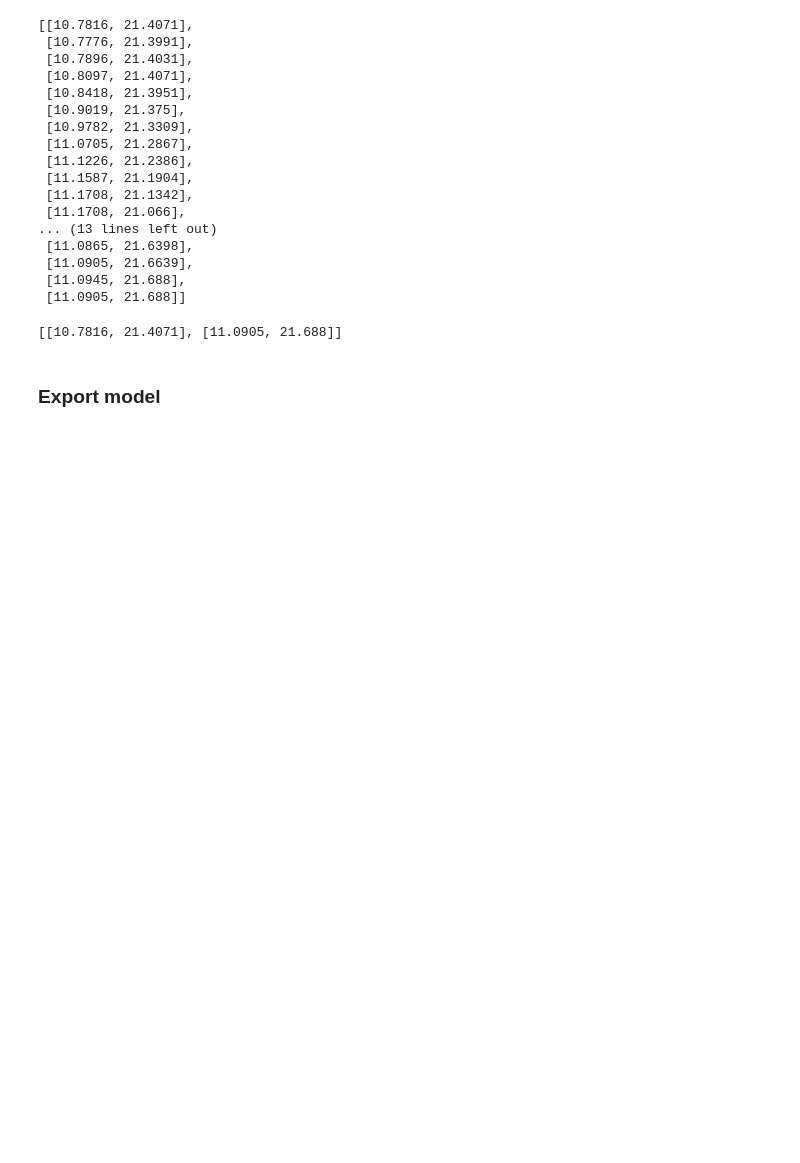
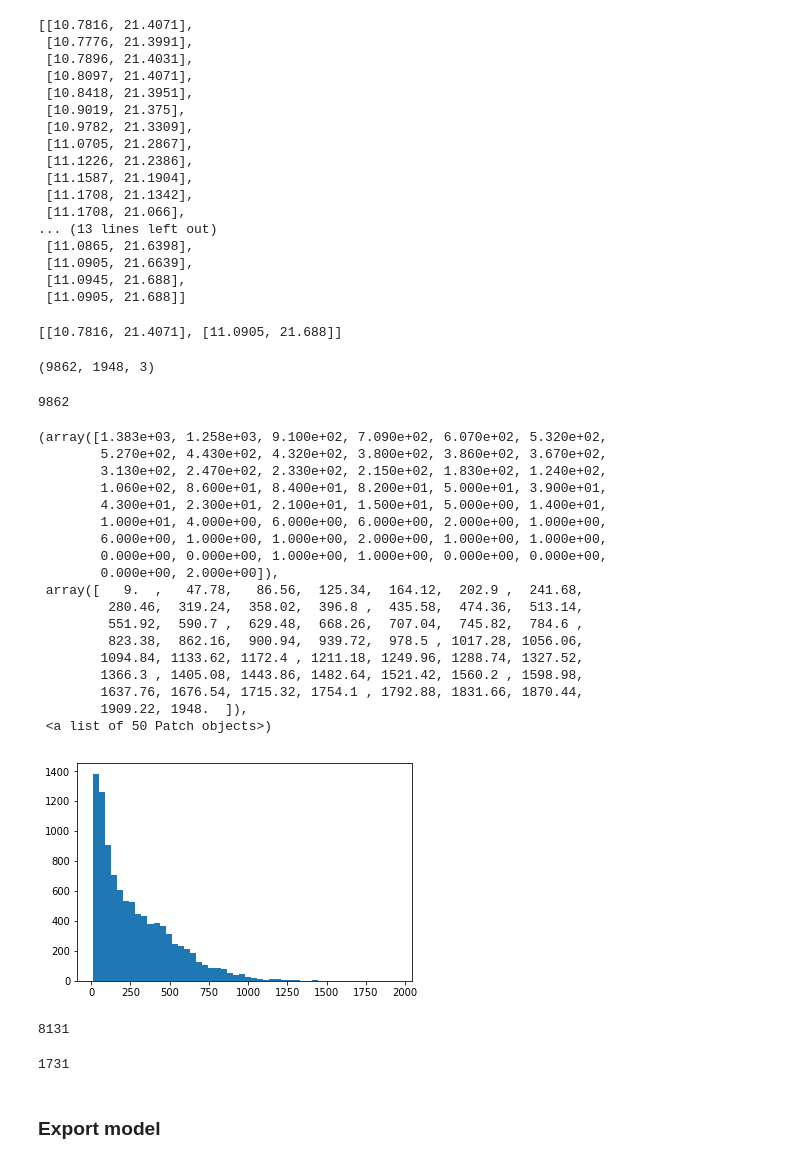
Before and after one commit to karino2/tegashiki, a Jupyter notebook: tegashiki_vec.ipynb, the cells around one changed output. Saved outputs shown, nothing was run; the diff lists cells and outputs as text; code cells hidden in the pictures; blank space fills up the shorter version.

```diff
--- a/tegashiki_vec.ipynb
+++ b/tegashiki_vec.ipynb
@@ -2149,6 +2081,49 @@ input_from_encoder_t.shape
 # %%
 flattened_enc_output = Reshape((-1, ENC_OUTPUT_DIM))(input_from_encoder_t)
 masked_input_from_enc = Masking(mask_value = np.nan,input_shape=(None, ENC_OUTPUT_DIM))(flattened_enc_output)
+# %%
+rdp_stroke_input.shape
+# %% [output]
+(9862, 1948, 3)
+# %%
+def list3_to_stroke_len(list3):
+  return [len(poslislis)+sum(len(one) for one in poslislis) for poslislis in list3]
+# %%
+train_lens = list3_to_stroke_len(train_rdplis)
+# %%
+len(train_lens)
+# %% [output]
+9862
+# %%
+plt.hist(train_lens, bins=50)
+# %% [output]
+(array([1.383e+03, 1.258e+03, 9.100e+02, 7.090e+02, 6.070e+02, 5.320e+02,
+        5.270e+02, 4.430e+02, 4.320e+02, 3.800e+02, 3.860e+02, 3.670e+02,
+        3.130e+02, 2.470e+02, 2.330e+02, 2.150e+02, 1.830e+02, 1.240e+02,
+        1.060e+02, 8.600e+01, 8.400e+01, 8.200e+01, 5.000e+01, 3.900e+01,
+        4.300e+01, 2.300e+01, 2.100e+01, 1.500e+01, 5.000e+00, 1.400e+01,
+        1.000e+01, 4.000e+00, 6.000e+00, 6.000e+00, 2.000e+00, 1.000e+00,
+        6.000e+00, 1.000e+00, 1.000e+00, 2.000e+00, 1.000e+00, 1.000e+00,
+        0.000e+00, 0.000e+00, 1.000e+00, 1.000e+00, 0.000e+00, 0.000e+00,
+        0.000e+00, 2.000e+00]),
+ array([   9.  ,   47.78,   86.56,  125.34,  164.12,  202.9 ,  241.68,
+         280.46,  319.24,  358.02,  396.8 ,  435.58,  474.36,  513.14,
+         551.92,  590.7 ,  629.48,  668.26,  707.04,  745.82,  784.6 ,
+         823.38,  862.16,  900.94,  939.72,  978.5 , 1017.28, 1056.06,
+        1094.84, 1133.62, 1172.4 , 1211.18, 1249.96, 1288.74, 1327.52,
+        1366.3 , 1405.08, 1443.86, 1482.64, 1521.42, 1560.2 , 1598.98,
+        1637.76, 1676.54, 1715.32, 1754.1 , 1792.88, 1831.66, 1870.44,
+        1909.22, 1948.  ]),
+ <a list of 50 Patch objects>)
+[figure, added]
+# %%
+(np.array(train_lens)<500).sum()
+# %% [output]
+8131
+# %%
+(np.array(train_lens)>=500).sum()
+# %% [output]
+1731
 # %% [markdown]
 ### Export model
 # %%
```
Also changed, not shown: parts of 84 cells of this notebook.
